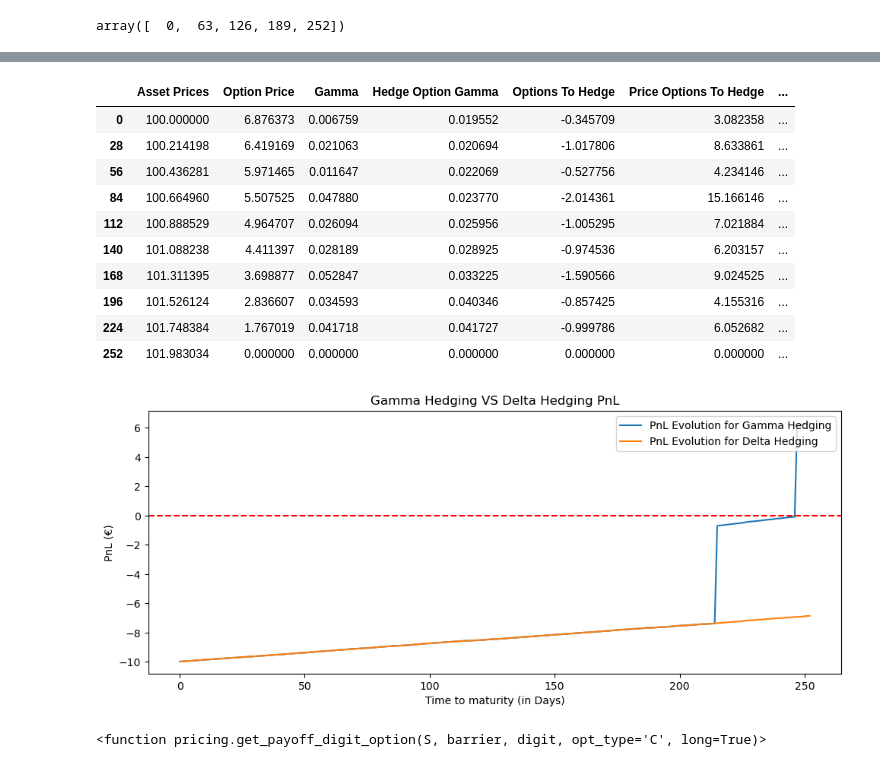
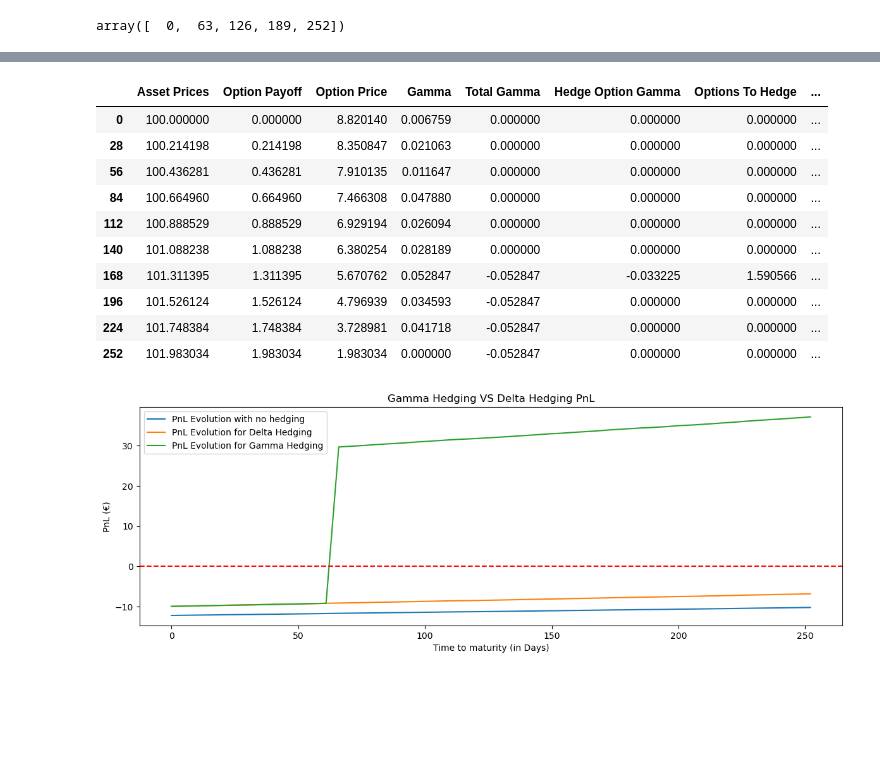
Before and after one commit to killian-bchr/options_derivatives, a Jupyter notebook: test.ipynb, the cells around one changed output, grey strips where cells are left out. Cells and saved outputs as stored; diff of their text form; code cells hidden in the pictures; blank space fills up the shorter version.

Commit message:
delta and gamma hedging strategy

```diff
--- a/test.ipynb
+++ b/test.ipynb
@@ -125,7 +124,7 @@ def delta_hedge_option(function, num_hedging_adjustments, long=True, **kwargs):
     df['PnL'] = df['Shares Value'] + df['Cash Position'] - epsilon*df.iloc[0]['Option Price'] + epsilon*df['Option Payoff']
     return df
 # %%
-df = delta_hedge_option(pricing.vanilla_option_price, num_hedging_adjustments=10, long=True, S0=100, T=1, r=0.02, K=100, vol=0.2, M=10000, opt_type='C', antithetic=True)
+df = delta_hedge_option(pricing.vanilla_option_price, num_hedging_adjustments=250, long=True, S0=100, T=1, r=0.02, K=94, vol=0.2, M=50000, opt_type='C', antithetic=True)
 df
 # %% [output]
 |  | Asset Prices | Option Price | Delta | Shares Value | Cash Position | Option Payoff | PnL |
@@ -228,15 +384,15 @@ def gamma_hedge_option_old(function, num_hedging_adjustments, long=True, **kwarg
 # %%
-df = gamma_hedge_option_old(pricing.vanilla_option_price, num_hedging_adjustments=10, long=False, S0=100, T=1, K=100, r=0.02, vol=0.2, M=10000, opt_type='P', antithetic=True)
-df
+gamma_hedge = gamma_hedge_option(pricing.vanilla_option_price, num_hedging_adjustments=10, long=True, S0=100, T=1, K=100, r=0.02, vol=0.2, M=10000, opt_type='C', antithetic=True)
+gamma_hedge
 # %% [output]
-|  | Asset Prices | Option Price | Gamma | Hedge Option Gamma | Options To Hedge | Price Options To Hedge | ... |
-| 0 | 100.000000 | 6.876373 | 0.006759 | 0.019552 | -0.345709 | 3.082358 | ... |
-| 28 | 100.214198 | 6.419169 | 0.021063 | 0.020694 | -1.017806 | 8.633861 | ... |
-| 56 | 100.436281 | 5.971465 | 0.011647 | 0.022069 | -0.527756 | 4.234146 | ... |
-| 84 | 100.664960 | 5.507525 | 0.047880 | 0.023770 | -2.014361 | 15.166146 | ... |
-| 112 | 100.888529 | 4.964707 | 0.026094 | 0.025956 | -1.005295 | 7.021884 | ... |
-| 140 | 101.088238 | 4.411397 | 0.028189 | 0.028925 | -0.974536 | 6.203157 | ... |
-| 168 | 101.311395 | 3.698877 | 0.052847 | 0.033225 | -1.590566 | 9.024525 | ... |
-| 196 | 101.526124 | 2.836607 | 0.034593 | 0.040346 | -0.857425 | 4.155316 | ... |
-| 224 | 101.748384 | 1.767019 | 0.041718 | 0.041727 | -0.999786 | 6.052682 | ... |
-| 252 | 101.983034 | 0.000000 | 0.000000 | 0.000000 | 0.000000 | 0.000000 | ... |
+|  | Asset Prices | Option Payoff | Option Price | Gamma | Total Gamma | Hedge Option Gamma | Options To Hedge | ... |
+| 0 | 100.000000 | 0.000000 | 8.820140 | 0.006759 | 0.000000 | 0.000000 | 0.000000 | ... |
+| 28 | 100.214198 | 0.214198 | 8.350847 | 0.021063 | 0.000000 | 0.000000 | 0.000000 | ... |
+| 56 | 100.436281 | 0.436281 | 7.910135 | 0.011647 | 0.000000 | 0.000000 | 0.000000 | ... |
+| 84 | 100.664960 | 0.664960 | 7.466308 | 0.047880 | 0.000000 | 0.000000 | 0.000000 | ... |
+| 112 | 100.888529 | 0.888529 | 6.929194 | 0.026094 | 0.000000 | 0.000000 | 0.000000 | ... |
+| 140 | 101.088238 | 1.088238 | 6.380254 | 0.028189 | 0.000000 | 0.000000 | 0.000000 | ... |
+| 168 | 101.311395 | 1.311395 | 5.670762 | 0.052847 | -0.052847 | -0.033225 | 1.590566 | ... |
+| 196 | 101.526124 | 1.526124 | 4.796939 | 0.034593 | -0.052847 | 0.000000 | 0.000000 | ... |
+| 224 | 101.748384 | 1.748384 | 3.728981 | 0.041718 | -0.052847 | 0.000000 | 0.000000 | ... |
+| 252 | 101.983034 | 1.983034 | 1.983034 | 0.000000 | -0.052847 | 0.000000 | 0.000000 | ... |
@@ -366,27 +399,28 @@ def gamma_hedge_option(function, num_hedging_adjustments, long=True, **kwargs):
 # %%
-gamma_hedge = gamma_hedge_option(pricing.vanilla_option_price, num_hedging_adjustments=250, long=True, S0=100, T=1, K=100, r=0.02, vol=0.2, M=10000, opt_type='C', antithetic=True)
-delta_hedge = delta_hedge_option(pricing.vanilla_option_price, num_hedging_adjustments=250, long=True, S0=100, T=1, K=100, r=0.02, vol=0.2, M=10000, opt_type='C', antithetic=True)
+gamma_hedge = gamma_hedge_option(pricing.vanilla_option_price, num_hedging_adjustments=50, long=True, S0=100, T=1, K=100, r=0.02, vol=0.2, M=10000, opt_type='C', antithetic=True)
+delta_hedge = delta_hedge_option(pricing.vanilla_option_price, num_hedging_adjustments=50, long=True, S0=100, T=1, K=100, r=0.02, vol=0.2, M=10000, opt_type='C', antithetic=True)
 # %%
-plt.figure(figsize=(10,8))
+plt.figure(figsize=(12,8))
 
 plt.subplot(2, 1, 1)
+plt.plot(delta_hedge.index, delta_hedge['Option Payoff']-df.iloc[0]['Option Price'], label="PnL Evolution with no hedging")
+plt.plot(delta_hedge.index, delta_hedge['PnL'], label="PnL Evolution for Delta Hedging")
 plt.plot(gamma_hedge.index, gamma_hedge['PnL'], label="PnL Evolution for Gamma Hedging")
-plt.plot(delta_hedge.index, delta_hedge['PnL'], label="PnL Evolution for Delta Hedging")
 plt.axhline(y=0, color='red', linestyle='--')
 plt.xlabel('Time to maturity (in Days)')
 plt.ylabel("PnL (€)")
 plt.title("Gamma Hedging VS Delta Hedging PnL")
-plt.legend(loc='upper right')
+plt.legend(loc='upper left')
 
 #plt.subplot(2, 1, 2)
 #plt.plot(gamma_hedge.index, abs(gamma_hedge['Cash Position']), label="Cash Position (absolute value)", color="red")
 #plt.plot(gamma_hedge.index, abs(gamma_hedge['Shares Value']), label="Shares Value (absolute value)", color="blue")
 #plt.xlabel('Time to Maturity (in Days)')
 #plt.ylabel("Portfolio (€)")
 #plt.title("Evolution of Portfolio throughout Time to Maturity")
 #plt.legend(loc='upper left')
 
 plt.tight_layout()
 plt.show()
 # %% [output]
-[figure, old version]
+[figure, new version]
@@ -395,4 +426,0 @@ dictionary=pricing.dictionary()
-# %%
-dictionary[pricing.digit_option_price]
-# %% [output]
-<function pricing.get_payoff_digit_option(S, barrier, digit, opt_type='C', long=True)>
```
Also changed, not shown: parts of 9 cells of this notebook, 2 other files.
